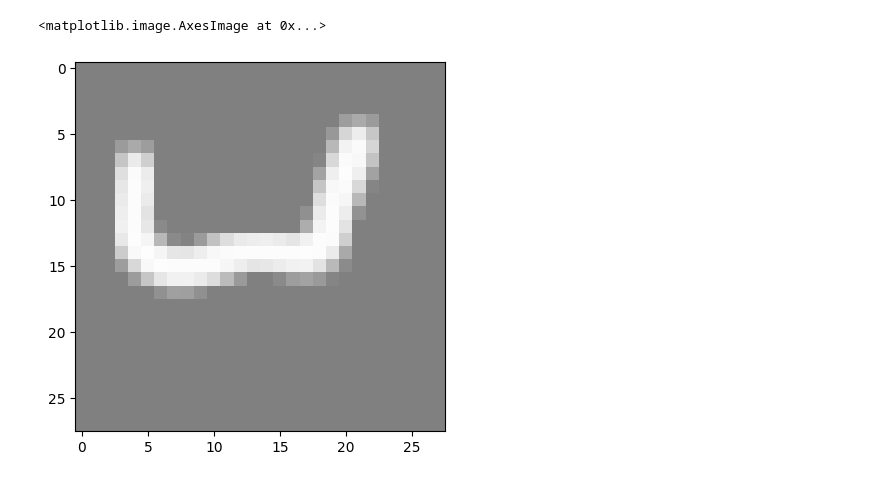
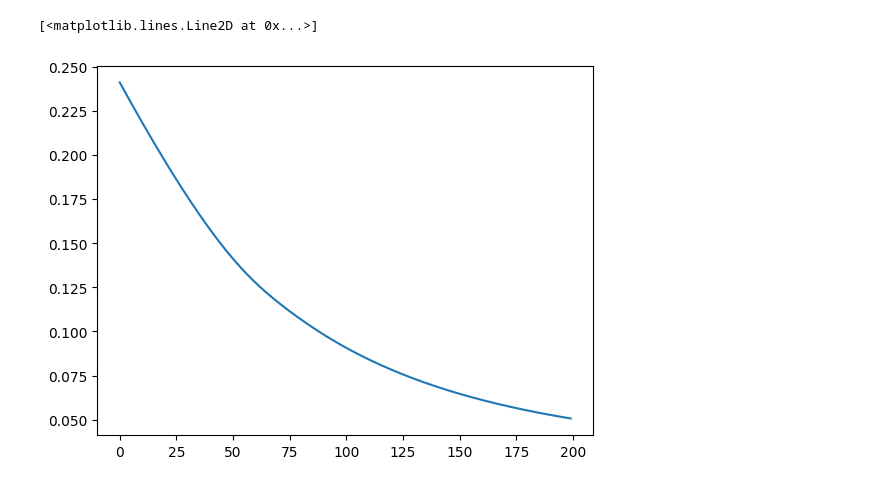
Before and after one commit to kirkegaardlab/splender, a Jupyter notebook: test.ipynb, the cells around one changed output. Drawn from its saved outputs; the diff is of its cells as text; code cells hidden in the pictures.

```diff
--- a/test.ipynb
+++ b/test.ipynb
@@ -36,2 +81,2 @@ tmp = jnp.array(init_spline)[None] / 28
 # %%
-foo = SplenderImage(random.PRNGKey(0), tmp, res = 28)
+model = SplenderImage(random.PRNGKey(0), init_splines, res = 28)
@@ -78,5 +82,0 @@ Array([0.28], dtype=float32)
-# %%
-plt.imshow(im, cmap='gray', vmin=0, vmax=1)
-# %% [output]
-<matplotlib.image.AxesImage at 0x...>
-[figure, removed]
@@ -82,0 +100,40 @@ plt.imshow(im, cmap='gray', vmin=0, vmax=1)
+# %%
+@eqx.filter_jit
+def make_step(model, images, opt_state, filter):
+    @eqx.filter_value_and_grad
+    def loss(diff_model, static_model, images):
+        model = eqx.combine(diff_model, static_model)
+        recon, lengths, curvatures = model()
+        recon_loss = jnp.mean((images - recon) ** 2)
+        min_scale_knots = jax.nn.sigmoid((model.loc_params + model.knot_params)[..., 2]).min(axis = -1)
+        # jax.debug.print("min_scale_knots: {min_scale_knots}", min_scale_knots=min_scale_knots)
+        scale_multiplier_reg = 1e-3 * ((min_scale_knots - 1.0)**2).mean()
+        return recon_loss + scale_multiplier_reg
+
+    diff_model, static_model = eqx.partition(model, filter)
+    loss_value, grads = loss(diff_model, static_model, images)
+    # jax.debug.print("loss: {loss_value}", loss_value=loss_value)
+    # jax.debug.print("grads: {grads}", grads=grads)
+    updates, opt_state = optim.update(grads, opt_state)
+    model = eqx.apply_updates(model, updates)
+    return model, opt_state, loss_value
+# %%
+optim = optax.adam(1e-2)
+losses = []
+opt_state = optim.init(model)
+for step in range(199):
+    model, opt_state, loss_value = make_step(model, images, opt_state, filter_background)
+    losses.append(loss_value)
+# %%
+optim = optax.adam(1e-4)
+opt_state = optim.init(model)
+for step in range(1):
+    model_s, opt_state, loss_value = make_step(model, images, opt_state, filter_spec)
+    # model_s, opt_state, loss_value = make_step(model, images, opt_state, filter_splines)
+    losses.append(loss_value)
+# %%
+plt.plot(losses)
+# plt.ylim(0.0665, 0.0668)
+# %% [output]
+[<matplotlib.lines.Line2D at 0x...>]
+[figure, added]
```
Also changed, not shown: parts of 16 cells of this notebook, 1 other file.
